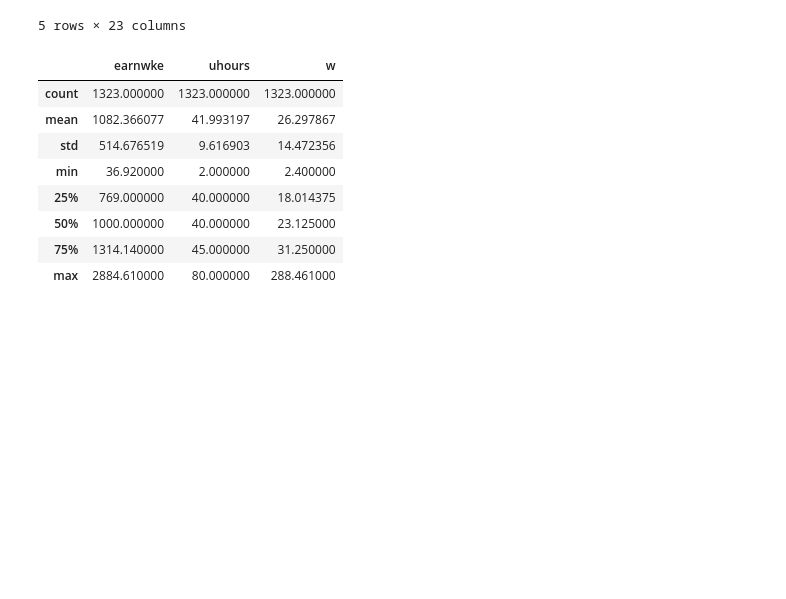
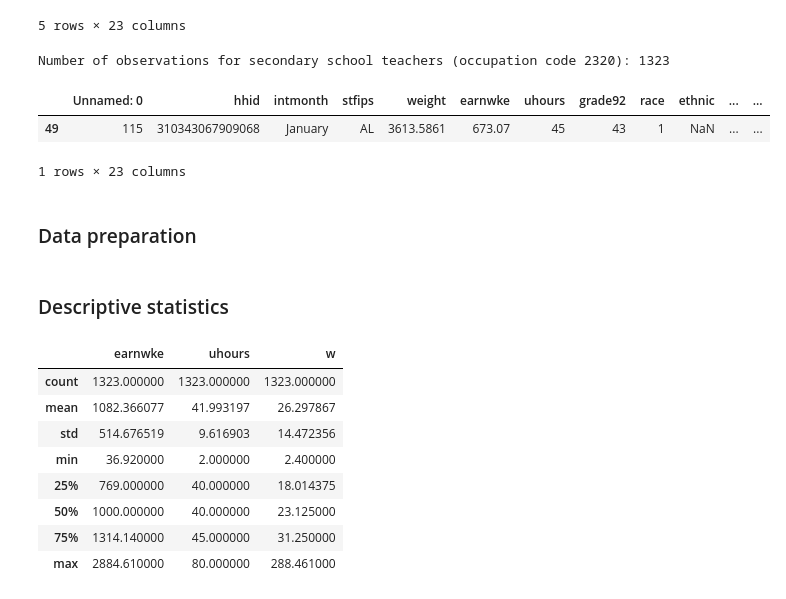
Before and after one commit to ttanyay/data_analysis_3, a Jupyter notebook: assignment1/assignment1_yakushina.ipynb, the cells around one changed output. Saved outputs shown, nothing was run; the diff lists cells and outputs as text; code cells hidden in the pictures; blank space fills up the shorter version.

```diff
--- a/assignment1/assignment1_yakushina.ipynb
+++ b/assignment1/assignment1_yakushina.ipynb
@@ -49,10 +49,18 @@ data_all.head()
 5 rows × 23 columns
 # %%
 # checking the number of observations
-data_all[data_all['occ2012']==2320].shape[0]
+print("Number of observations for secondary school teachers (occupation code 2320):", data_all[data_all['occ2012']==2320].shape[0])
 
 # choose occupation of secondary school teachers
 data_occ = data_all[data_all['occ2012']==2320]
+data_occ.head(1)
+# %% [output]
+Number of observations for secondary school teachers (occupation code 2320): 1323
+|  | Unnamed: 0 | hhid | intmonth | stfips | weight | earnwke | uhours | grade92 | race | ethnic | ... | ... |
+| 49 | 115 | 310343067909068 | January | AL | 3613.5861 | 673.07 | 45 | 43 | 1 | NaN | ... | ... |
+1 rows × 23 columns
+# %% [markdown]
+### Data preparation
 # %%
 # Preparing data: creating and editing columns
 data_occ["w"] = data_occ["earnwke"] / data_occ["uhours"]
@@ -69,6 +77,8 @@ data_occ["ed_Profess"] = (data_occ["grade92"] == 45).astype(int)
 data_occ["ed_Phd"] = (data_occ["grade92"] == 46).astype(int)
 
 data_occ["native_american"] = data_occ["prcitshp"].isin(["Native, Born Abroad Of US Parent(s)"]).astype(int)
+# %% [markdown]
+### Descriptive statistics
 # %%
 # descriptive statistics
 data_occ.loc[:, ["earnwke", "uhours", "w"]].describe()
```
Also changed, not shown: parts of 11 cells of this notebook.
